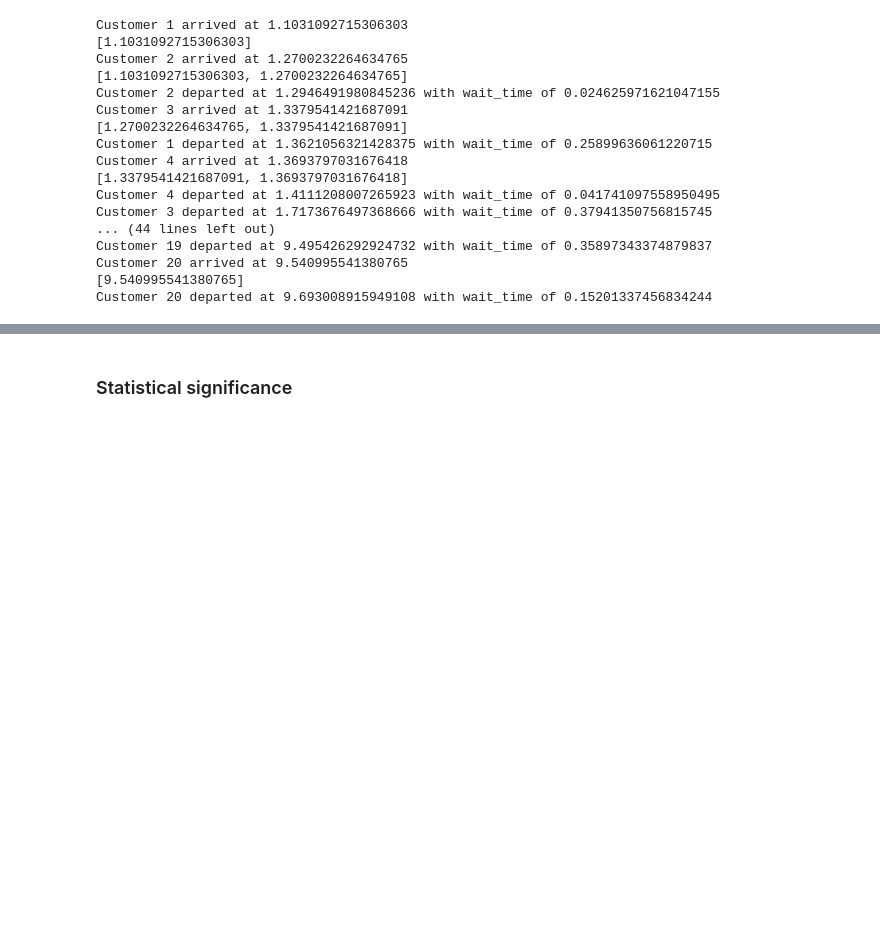
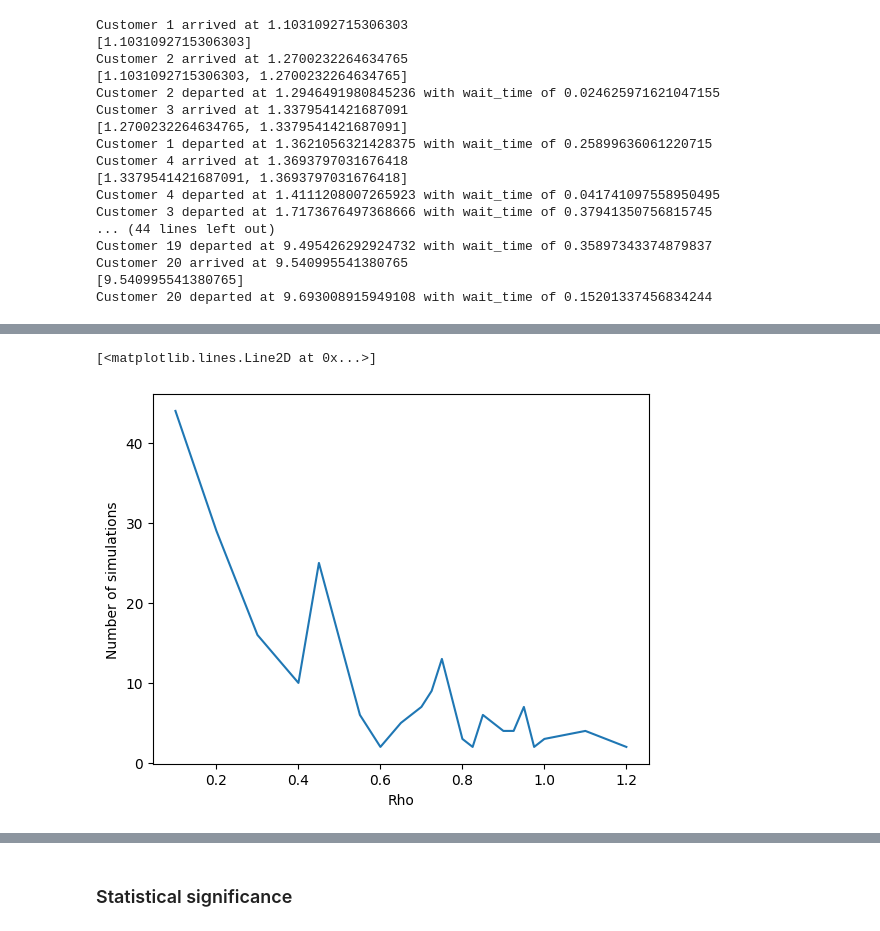
Before and after one commit to gajera-divya/Stochastic_simulations, a Jupyter notebook: SS_Kenia_Divya_Thomas_Assignment2.ipynb, the cells around one changed output, grey strips where cells are left out. Saved outputs shown, nothing was run; the diff lists cells and outputs as text; code cells hidden in the pictures; blank space fills up the shorter version.

Commit message:
Add files via upload
Statistical test for different number of runs and rho

```diff
--- a/SS_Kenia_Divya_Thomas_Assignment2.ipynb
+++ b/SS_Kenia_Divya_Thomas_Assignment2.ipynb
@@ -226,0 +264,4 @@ for rho in RHO:
+# %%
+tem_q_time, temp_sj_time, temp_serv_time = test_estimate_waiting_times("MMn", RHO, MU, 1)
+tem_q_time2, temp_sj_time2, temp_serv_time2 = test_estimate_waiting_times("MMn", RHO, MU/2, 2)
+tem_q_time4, temp_sj_time4, temp_serv_time4 = test_estimate_waiting_times("MMn", RHO, MU/2, 4) #Divide by two because we want a fair comparison
@@ -226,0 +271,10 @@ for rho in RHO:
+# %%
+
+# Save as pickle
+import pickle
+
+with open("MMn_1_server.pkl", "wb") as f:
+    pickle.dump(tem_q_time, f)
+
+with open("MMn_2_server.pkl", "wb") as f:
+    pickle.dump(tem_q_time2, f)
@@ -226,0 +348,34 @@ for rho in RHO:
+# %%
+with open('MMn_1_server.pkl', 'rb') as f:
+    tem_q_time = pickle.load(f)
+
+with open('MMn_2_server.pkl', 'rb') as f:
+    tem_q_time2 = pickle.load(f)
+# %%
+def num_sim_for_statistical_significance():
+
+    num_sim_for_rho = []
+
+    for i in range(len(tem_q_time2)): #For each rho
+        for j in range(100): #For each number of simulations
+
+            values1 = tem_q_time[i][:j]
+            values2 = tem_q_time2[i][:j]
+
+            t_stat, p_value = stats.ttest_ind(values1, values2, alternative="greater") #ALternative = greater means that waiting time t1 > t2
+
+            if p_value < 0.05:
+                num_sim_for_rho.append(j)
+                break
+
+
+    return num_sim_for_rho
+
+nums = num_sim_for_statistical_significance()
+plt.xlabel("Rho")
+plt.ylabel("Number of simulations")
+
+plt.plot(RHO, nums)
+# %% [output]
+[<matplotlib.lines.Line2D at 0x...>]
+[figure, added]
```
Also changed, not shown: parts of 18 cells of this notebook.
